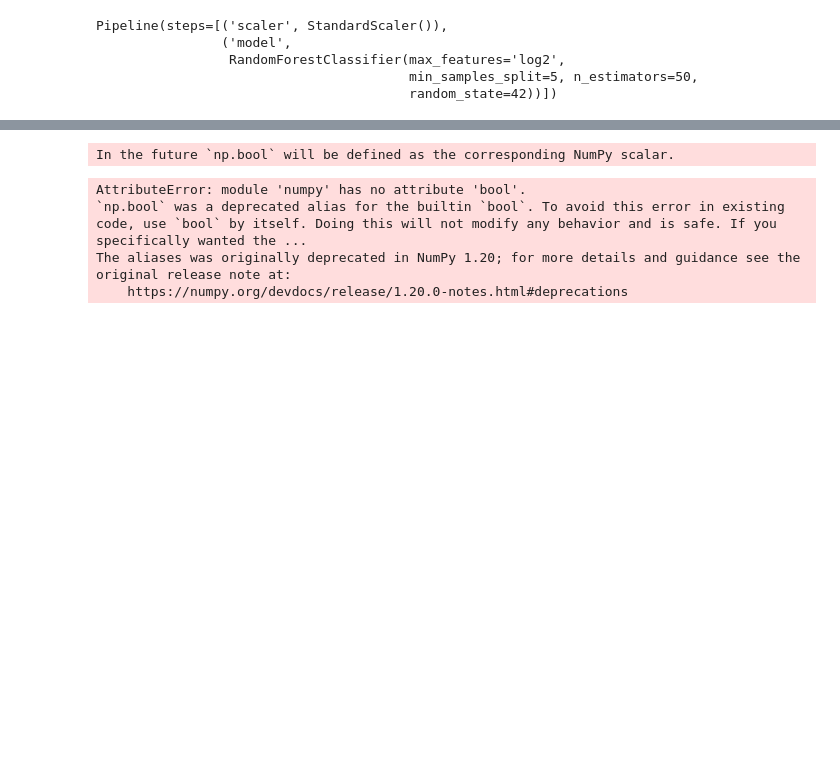
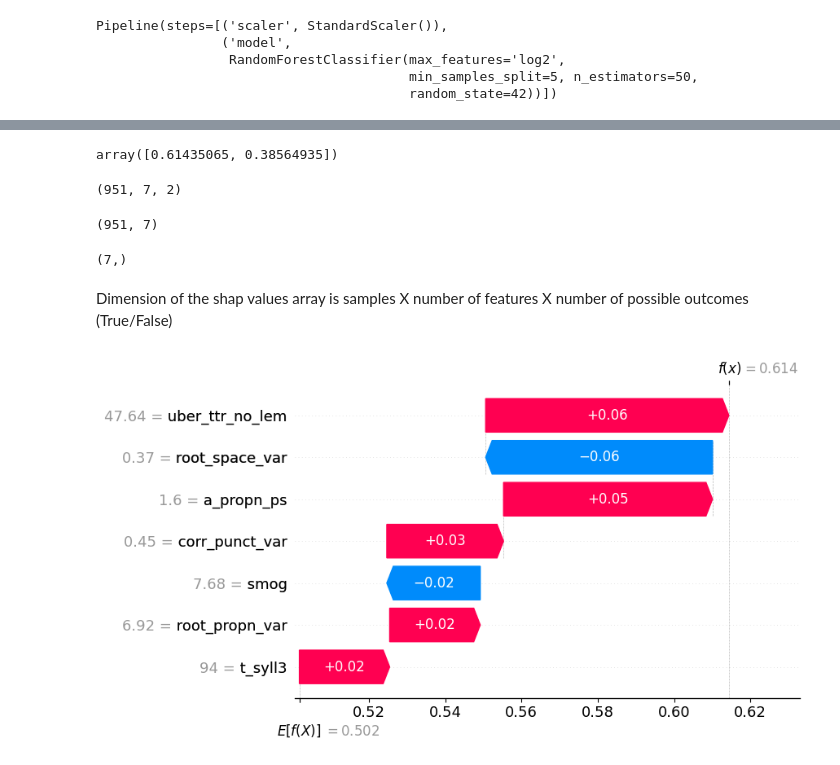
Before and after one commit to alberto-lorente/Make_Believe_v2, a Jupyter notebook: SHAP/shap_expl.ipynb, the cells around one changed output, grey strips where cells are left out. Drawn from its saved outputs; the diff is of its cells as text; code cells hidden in the pictures; blank space fills up the shorter version.

Commit message:
figure why shap wasnt working, dimensions issue, have to specify whether you want the shaps for the true or fake cat

```diff
--- a/SHAP/shap_expl.ipynb
+++ b/SHAP/shap_expl.ipynb
@@ -23,3 +26,8 @@ X_train = pd.read_csv("X_train")
 X_test = pd.read_csv("X_test")
 y_train = pd.read_csv("y_train")
 y_test = pd.read_csv("y_test")
+# %%
+X_train = X_train.drop('Unnamed: 0', axis=1)
+X_test = X_test.drop('Unnamed: 0', axis=1)
+y_train = y_train.drop('Unnamed: 0', axis=1)
+y_test = y_test.drop('Unnamed: 0', axis=1)
@@ -28,9 +69,8 @@ import shap
+# %%
+model_prob = model.predict_proba(X_test)[0]
+model_prob
+# %% [output]
+array([0.61435065, 0.38564935])
 # %%
-rf_explainer = shap.Explainer(model)
-shap_values = rf_explainer.shap_values(X_test)
+rf_explainer = shap.TreeExplainer(model, model_output="raw")
+shap_values = rf_explainer(X_test)
-# %% [output]
-In the future `np.bool` will be defined as the corresponding NumPy scalar.
-AttributeError: module 'numpy' has no attribute 'bool'.
-`np.bool` was a deprecated alias for the builtin `bool`. To avoid this error in existing code, use `bool` by itself. Doing this will not modify any behavior and is safe. If you specifically wanted the ...
-The aliases was originally deprecated in NumPy 1.20; for more details and guidance see the original release note at:
-    https://numpy.org/devdocs/release/1.20.0-notes.html#deprecations
@@ -37,2 +79,8 @@ The aliases was originally deprecated in NumPy 1.20; for more details and guidan
+# %%
+np.shape(shap_values.values)
+# %% [output]
+(951, 7, 2)
 # %%
-shap_values.shape
+X_test.shape
+# %% [output]
+(951, 7)
@@ -40,0 +87,10 @@ shap.plots.force(rf_explainer.expected_value[0], shap_values[0][0,:], X_test.ilo
+# %%
+X_test.shape[1:]
+# %% [output]
+(7,)
+# %% [markdown]
+Dimension of the shap values array is samples X number of features X number of possible outcomes (True/False)
+# %%
+shap.plots.waterfall(shap_values[0,:, 0]) # first example in the test set, all the features for the first possible outcome(fake)
+# %% [output]
+[figure, added]
```
Also changed, not shown: parts of 11 cells of this notebook.
